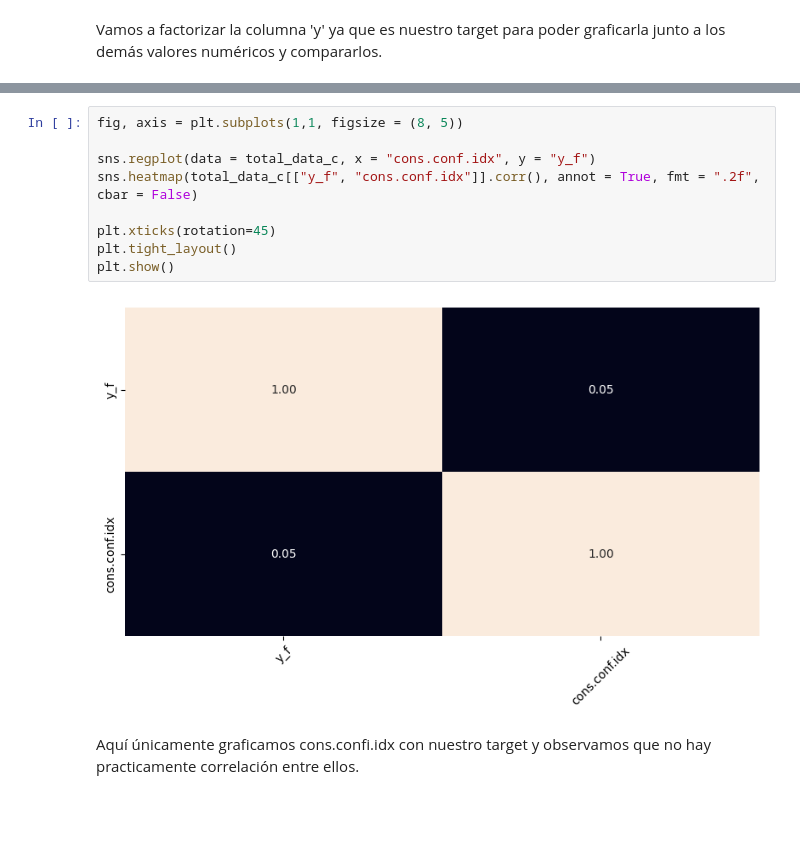
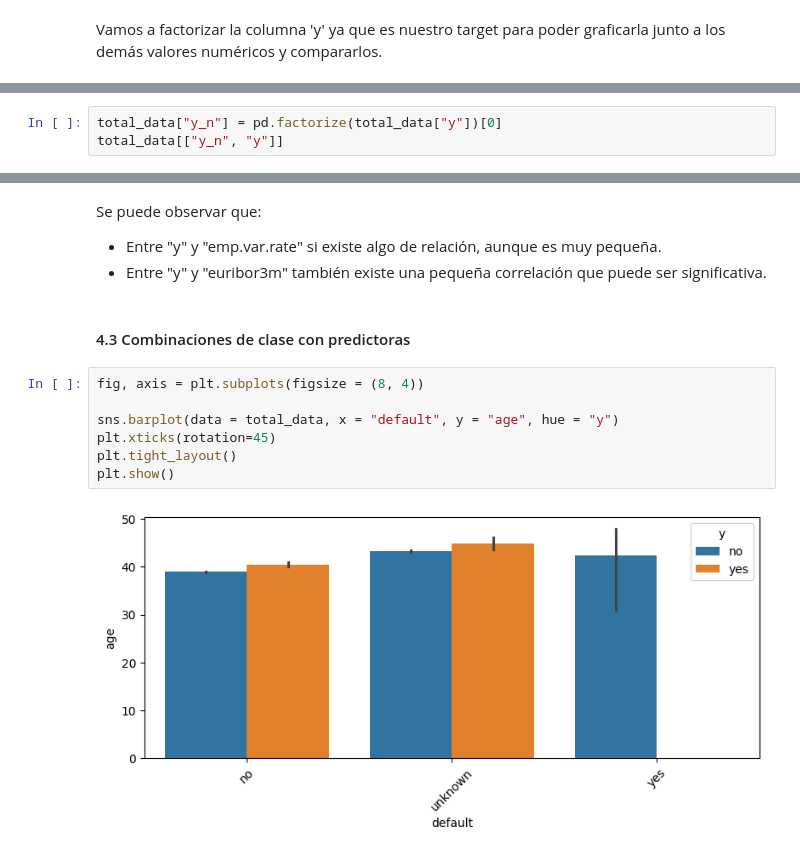
Before and after one commit to 4GeeksAcademy/ivandla96-Proyecto-Regresion-Logistica, a Jupyter notebook: src/explore.ipynb, the cells around one changed output, grey strips where cells are left out. Drawn from its saved outputs; the diff is of its cells as text; blank space fills up the shorter version.

```diff
--- a/src/explore.ipynb
+++ b/src/explore.ipynb
@@ -289,0 +257,3 @@ total_data_c
+# %%
+total_data["y_n"] = pd.factorize(total_data["y"])[0]
+total_data[["y_n", "y"]]
@@ -290,13 +307,15 @@ total_data_c
+# %% [markdown]
+Se puede observar que:
+- Entre "y" y "emp.var.rate" si existe algo de relación, aunque es muy pequeña.
+- Entre "y" y "euribor3m" también existe una pequeña correlación que puede ser significativa.
+# %% [markdown]
+#### 4.3 Combinaciones de clase con predictoras
 # %%
-fig, axis = plt.subplots(1,1, figsize = (8, 5))
+fig, axis = plt.subplots(figsize = (8, 4))
 
-sns.regplot(data = total_data_c, x = "cons.conf.idx", y = "y_f")
-sns.heatmap(total_data_c[["y_f", "cons.conf.idx"]].corr(), annot = True, fmt = ".2f", cbar = False)
-
+sns.barplot(data = total_data, x = "default", y = "age", hue = "y")
 plt.xticks(rotation=45)
 plt.tight_layout()
 plt.show()
 # %% [output]
-[figure, old version]
+[figure, new version]
-# %% [markdown]
-Aquí únicamente graficamos cons.confi.idx con nuestro target y observamos que no hay practicamente correlación entre ellos.
```
Also changed, not shown: parts of 29 cells of this notebook.
